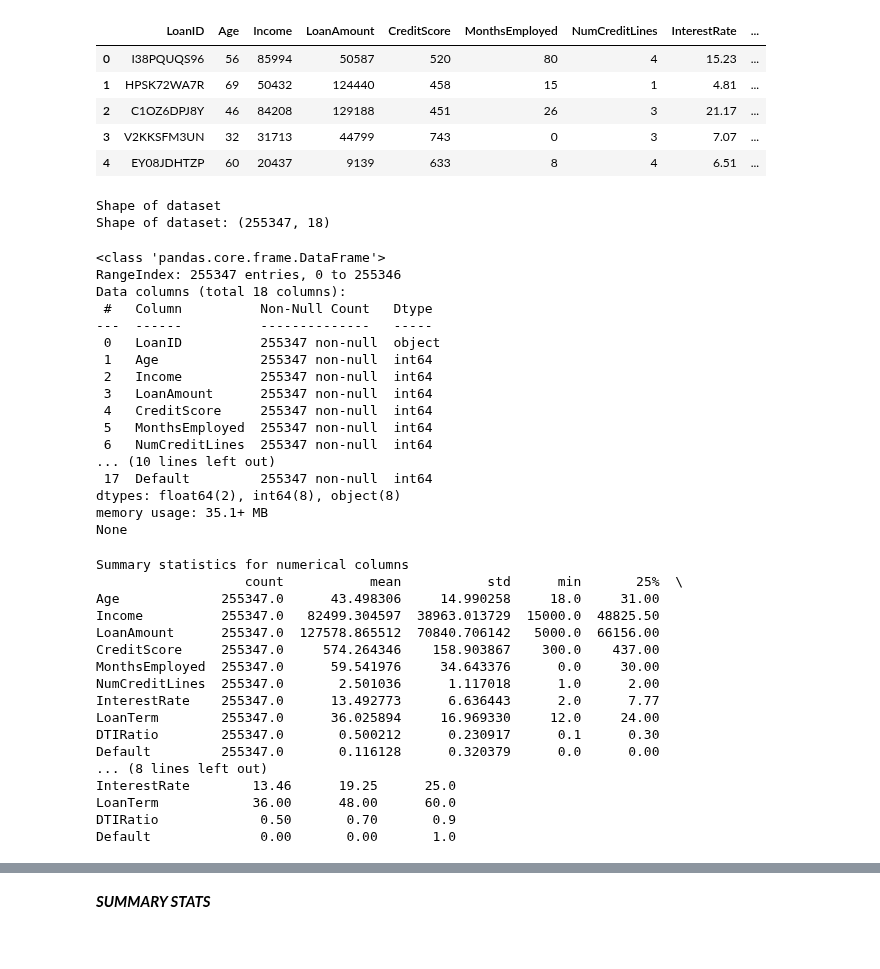
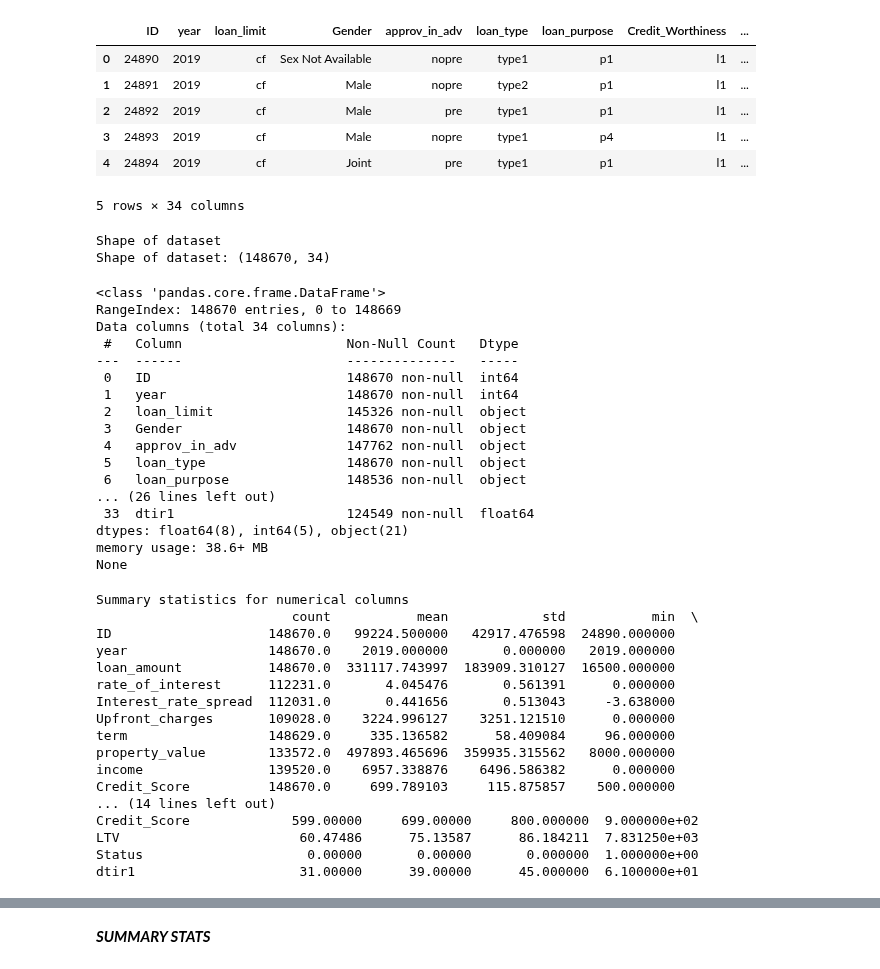
Before and after one commit to springboardmentor891v/CreditPathAI, a Jupyter notebook: notebooks/EDA_Report.ipynb, the cells around one changed output, grey strips where cells are left out. Saved outputs shown, nothing was run; the diff lists cells and outputs as text; code cells hidden in the pictures.

```diff
--- a/notebooks/EDA_Report.ipynb
+++ b/notebooks/EDA_Report.ipynb
@@ -5,62 +5,63 @@ import matplotlib.pyplot as plt
 import seaborn as sns
 # %%
 
-df = pd.read_csv("D:\Infosys_Springboard\my_Project\CreditPathAI\data\Loan_default.csv")
+df = pd.read_csv("D:\Infosys_Springboard\CreditPathAI\CreditPathAI\data\Loan_default.csv")
 df.head()
 # %% [output]
-|  | LoanID | Age | Income | LoanAmount | CreditScore | MonthsEmployed | NumCreditLines | InterestRate | ... |
-| 0 | I38PQUQS96 | 56 | 85994 | 50587 | 520 | 80 | 4 | 15.23 | ... |
-| 1 | HPSK72WA7R | 69 | 50432 | 124440 | 458 | 15 | 1 | 4.81 | ... |
-| 2 | C1OZ6DPJ8Y | 46 | 84208 | 129188 | 451 | 26 | 3 | 21.17 | ... |
-| 3 | V2KKSFM3UN | 32 | 31713 | 44799 | 743 | 0 | 3 | 7.07 | ... |
-| 4 | EY08JDHTZP | 60 | 20437 | 9139 | 633 | 8 | 4 | 6.51 | ... |
+|  | ID | year | loan_limit | Gender | approv_in_adv | loan_type | loan_purpose | Credit_Worthiness | ... |
+| 0 | 24890 | 2019 | cf | Sex Not Available | nopre | type1 | p1 | l1 | ... |
+| 1 | 24891 | 2019 | cf | Male | nopre | type2 | p1 | l1 | ... |
+| 2 | 24892 | 2019 | cf | Male | pre | type1 | p1 | l1 | ... |
+| 3 | 24893 | 2019 | cf | Male | nopre | type1 | p4 | l1 | ... |
+| 4 | 24894 | 2019 | cf | Joint | pre | type1 | p1 | l1 | ... |
+5 rows × 34 columns
 # %%
 print("Shape of dataset")
 print("Shape of dataset:", df.shape)
 # %% [output]
 Shape of dataset
-Shape of dataset: (255347, 18)
+Shape of dataset: (148670, 34)
 # %%
 print(df.info())
 # %% [output]
 <class 'pandas.core.frame.DataFrame'>
-RangeIndex: 255347 entries, 0 to 255346
-Data columns (total 18 columns):
- #   Column          Non-Null Count   Dtype
----  ------          --------------   -----
- 0   LoanID          255347 non-null  object
- 1   Age             255347 non-null  int64
- 2   Income          255347 non-null  int64
- 3   LoanAmount      255347 non-null  int64
- 4   CreditScore     255347 non-null  int64
- 5   MonthsEmployed  255347 non-null  int64
- 6   NumCreditLines  255347 non-null  int64
-... (10 lines left out)
- 17  Default         255347 non-null  int64
-dtypes: float64(2), int64(8), object(8)
-memory usage: 35.1+ MB
+RangeIndex: 148670 entries, 0 to 148669
+Data columns (total 34 columns):
+ #   Column                     Non-Null Count   Dtype
+---  ------                     --------------   -----
+ 0   ID                         148670 non-null  int64
+ 1   year                       148670 non-null  int64
+ 2   loan_limit                 145326 non-null  object
+ 3   Gender                     148670 non-null  object
+ 4   approv_in_adv              147762 non-null  object
+ 5   loan_type                  148670 non-null  object
+ 6   loan_purpose               148536 non-null  object
+... (26 lines left out)
+ 33  dtir1                      124549 non-null  float64
+dtypes: float64(8), int64(5), object(21)
+memory usage: 38.6+ MB
 None
 # %%
 print("Summary statistics for numerical columns")
 print(df.describe().T)
 # %% [output]
 Summary statistics for numerical columns
-                   count           mean           std      min       25%  \
-Age             255347.0      43.498306     14.990258     18.0     31.00
-Income          255347.0   82499.304597  38963.013729  15000.0  48825.50
-LoanAmount      255347.0  127578.865512  70840.706142   5000.0  66156.00
-CreditScore     255347.0     574.264346    158.903867    300.0    437.00
-MonthsEmployed  255347.0      59.541976     34.643376      0.0     30.00
-NumCreditLines  255347.0       2.501036      1.117018      1.0      2.00
-InterestRate    255347.0      13.492773      6.636443      2.0      7.77
-LoanTerm        255347.0      36.025894     16.969330     12.0     24.00
-DTIRatio        255347.0       0.500212      0.230917      0.1      0.30
-Default         255347.0       0.116128      0.320379      0.0      0.00
-... (8 lines left out)
-InterestRate        13.46      19.25      25.0
-LoanTerm            36.00      48.00      60.0
-DTIRatio             0.50       0.70       0.9
-Default              0.00       0.00       1.0
+                         count           mean            std           min  \
+ID                    148670.0   99224.500000   42917.476598  24890.000000
+year                  148670.0    2019.000000       0.000000   2019.000000
+loan_amount           148670.0  331117.743997  183909.310127  16500.000000
+rate_of_interest      112231.0       4.045476       0.561391      0.000000
+Interest_rate_spread  112031.0       0.441656       0.513043     -3.638000
+Upfront_charges       109028.0    3224.996127    3251.121510      0.000000
+term                  148629.0     335.136582      58.409084     96.000000
+property_value        133572.0  497893.465696  359935.315562   8000.000000
+income                139520.0    6957.338876    6496.586382      0.000000
+Credit_Score          148670.0     699.789103     115.875857    500.000000
+... (14 lines left out)
+Credit_Score             599.00000     699.00000     800.000000  9.000000e+02
+LTV                       60.47486      75.13587      86.184211  7.831250e+03
+Status                     0.00000       0.00000       0.000000  1.000000e+00
+dtir1                     31.00000      39.00000      45.000000  6.100000e+01
 # %%
 print("Summary statistics for categorical columns")
 print(df.describe(include=['object', 'category']).T)
```
Also changed, not shown: parts of 16 cells of this notebook, 7 other files.
